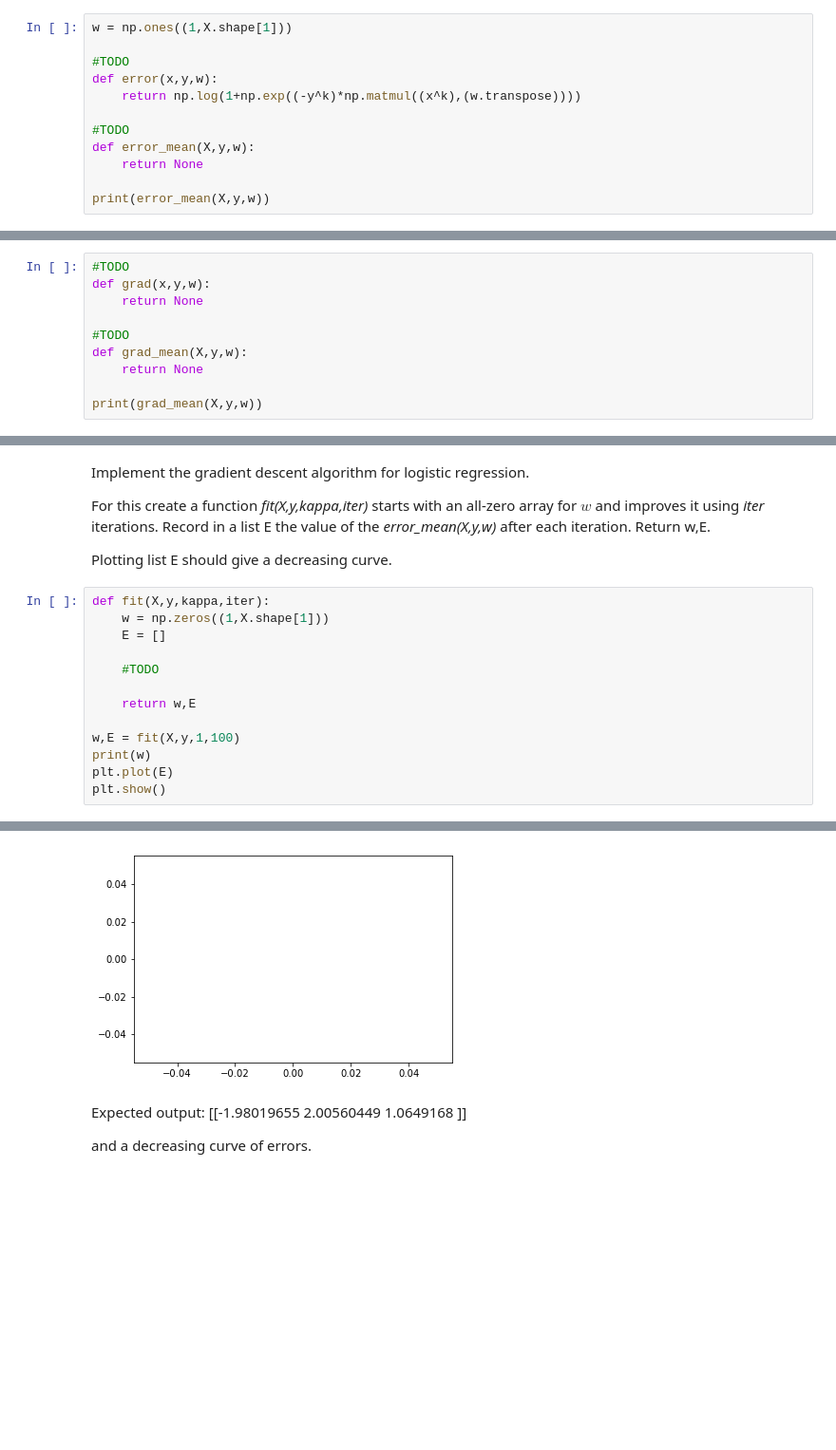
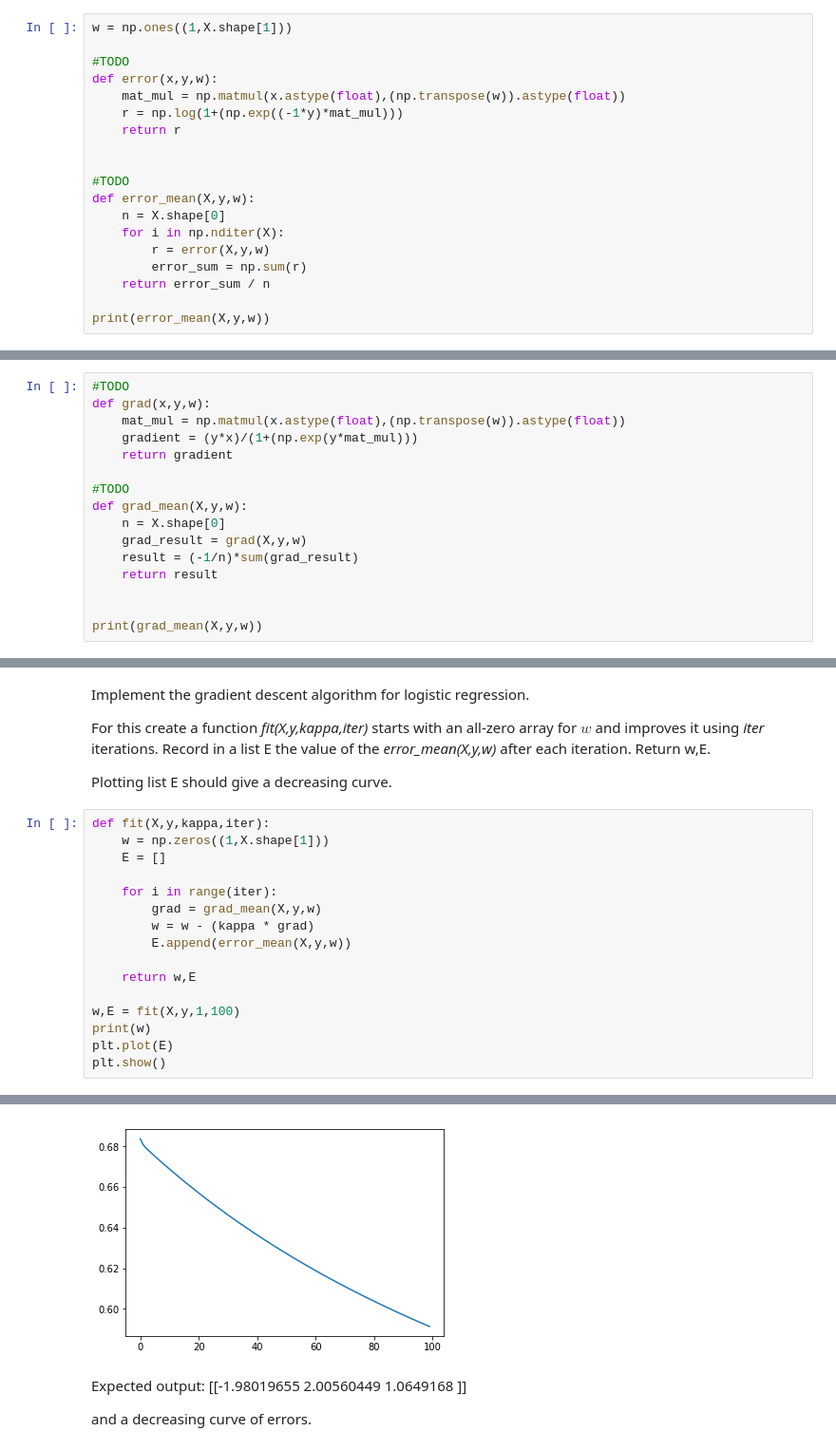
Before and after one commit to amyhanv/ass2, a Jupyter notebook: assignment_2.ipynb, the cells around one changed output, grey strips where cells are left out. Shown at 95% size. Drawn from its saved outputs; the diff is of its cells as text; blank space fills up the shorter version.

```diff
--- a/assignment_2.ipynb
+++ b/assignment_2.ipynb
@@ -84,11 +98,18 @@ w = np.ones((1,X.shape[1]))
 
 #TODO
 def error(x,y,w):
-    return np.log(1+np.exp((-y^k)*np.matmul((x^k),(w.transpose))))
+    mat_mul = np.matmul(x.astype(float),(np.transpose(w)).astype(float))
+    r = np.log(1+(np.exp((-1*y)*mat_mul)))
+    return r
+
 
 #TODO
 def error_mean(X,y,w):
-    return None
+    n = X.shape[0]
+    for i in np.nditer(X):
+        r = error(X,y,w)
+        error_sum = np.sum(r)
+    return error_sum / n
 
 print(error_mean(X,y,w))
 # %% [output]
@@ -115,11 +136,17 @@ Do not use loops. Do not hard-code $n$.
 # %%
 #TODO
 def grad(x,y,w):
-    return None
+    mat_mul = np.matmul(x.astype(float),(np.transpose(w)).astype(float))
+    gradient = (y*x)/(1+(np.exp(y*mat_mul)))
+    return gradient
 
 #TODO
 def grad_mean(X,y,w):
-    return None
+    n = X.shape[0]
+    grad_result = grad(X,y,w)
+    result = (-1/n)*sum(grad_result)
+    return result
+
 
 print(grad_mean(X,y,w))
 # %% [output]
@@ -138,7 +165,10 @@ def fit(X,y,kappa,iter):
     w = np.zeros((1,X.shape[1]))
     E = []
 
-    #TODO
+    for i in range(iter):
+        grad = grad_mean(X,y,w)
+        w = w - (kappa * grad)
+        E.append(error_mean(X,y,w))
 
     return w,E
 
@@ -151,4 +181,4 @@ plt.show()
-[figure, old version]
+[figure, new version]
 # %% [markdown]
 Expected output:
 [[-1.98019655  2.00560449  1.0649168 ]]
```
Also changed, not shown: parts of 10 cells of this notebook, 1 other file.
